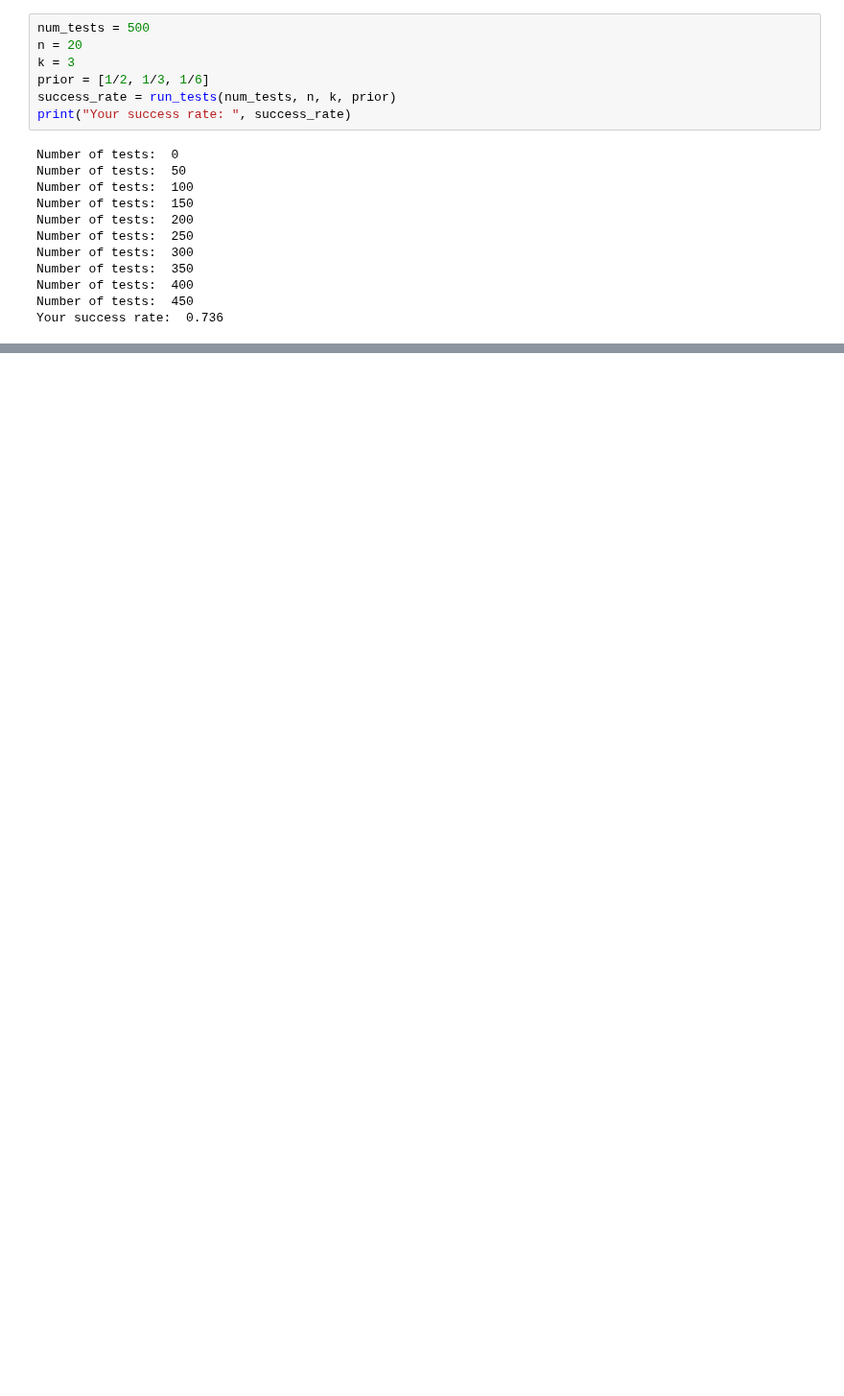
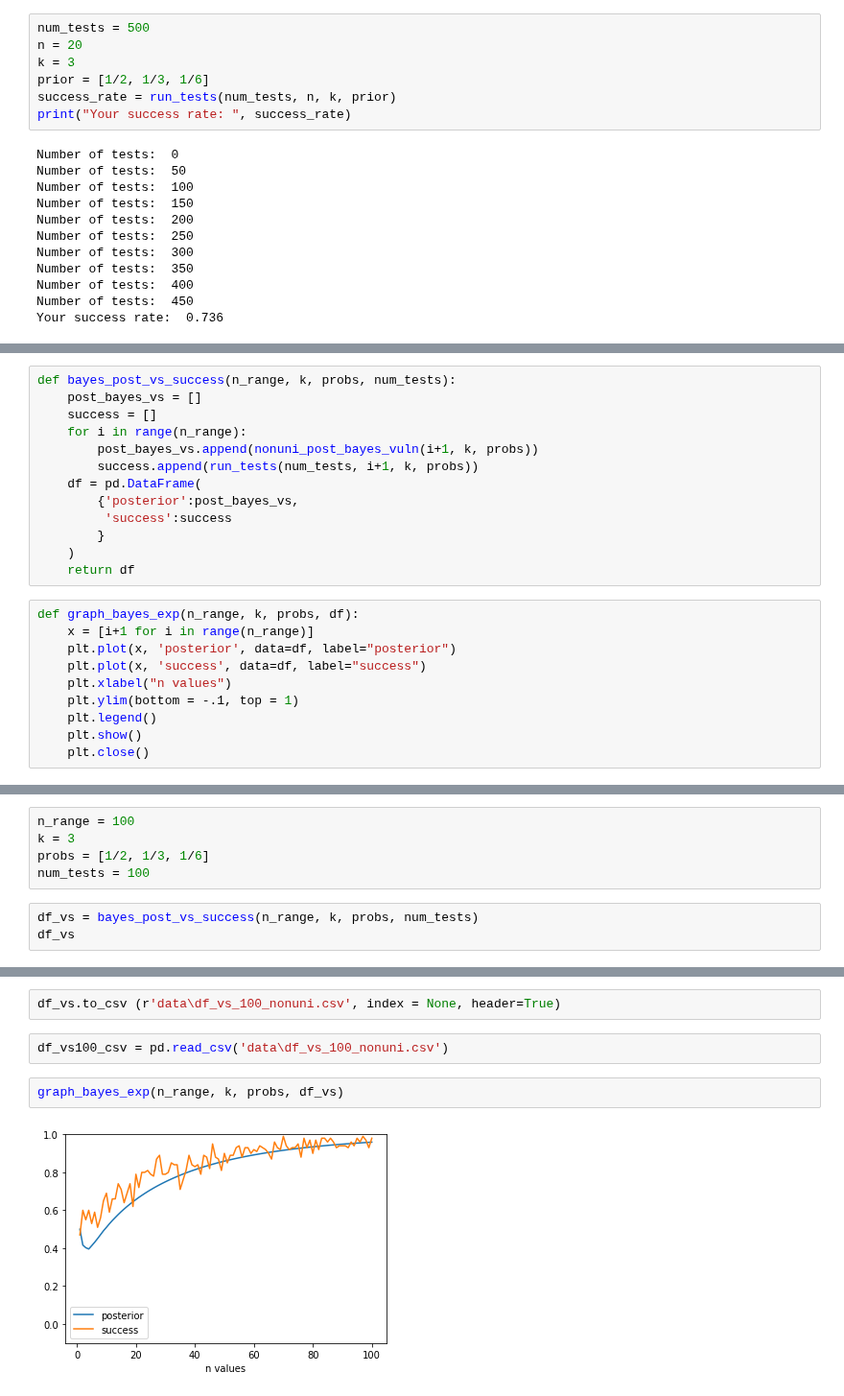
Before and after one commit to majk12/pbv, a Jupyter notebook: exp.ipynb, the cells around one changed output, grey strips where cells are left out. Shown at 96% size. Saved outputs shown, nothing was run; the diff lists cells and outputs as text; blank space fills up the shorter version.

Commit message:
we have graphs! bayes vs experiments

```diff
--- a/exp.ipynb
+++ b/exp.ipynb
@@ -527,0 +592,23 @@ Your success rate:  0.736
+# %%
+def bayes_post_vs_success(n_range, k, probs, num_tests):
+    post_bayes_vs = []
+    success = []
+    for i in range(n_range):
+        post_bayes_vs.append(nonuni_post_bayes_vuln(i+1, k, probs))
+        success.append(run_tests(num_tests, i+1, k, probs))
+    df = pd.DataFrame(
+        {'posterior':post_bayes_vs,
+         'success':success
+        }
+    )
+    return df
+# %%
+def graph_bayes_exp(n_range, k, probs, df):
+    x = [i+1 for i in range(n_range)]
+    plt.plot(x, 'posterior', data=df, label="posterior")
+    plt.plot(x, 'success', data=df, label="success")
+    plt.xlabel("n values")
+    plt.ylim(bottom = -.1, top = 1)
+    plt.legend()
+    plt.show()
+    plt.close()
@@ -527,0 +617,8 @@ Your success rate:  0.736
+# %%
+n_range = 100
+k = 3
+probs = [1/2, 1/3, 1/6]
+num_tests = 100
+# %%
+df_vs = bayes_post_vs_success(n_range, k, probs, num_tests)
+df_vs
@@ -527,0 +644,8 @@ Your success rate:  0.736
+# %%
+df_vs.to_csv (r'data\df_vs_100_nonuni.csv', index = None, header=True)
+# %%
+df_vs100_csv = pd.read_csv('data\df_vs_100_nonuni.csv')
+# %%
+graph_bayes_exp(n_range, k, probs, df_vs)
+# %% [output]
+[figure, added]
```
Also changed, not shown: parts of 18 cells of this notebook, 1 other file.
